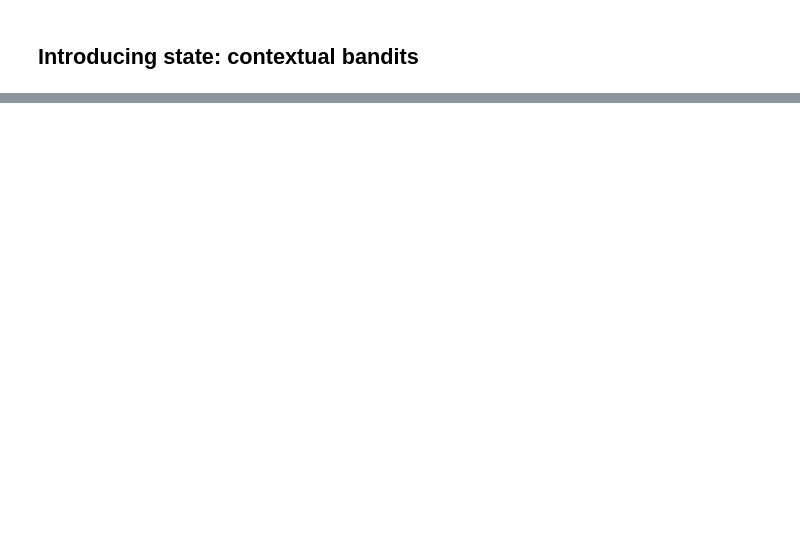
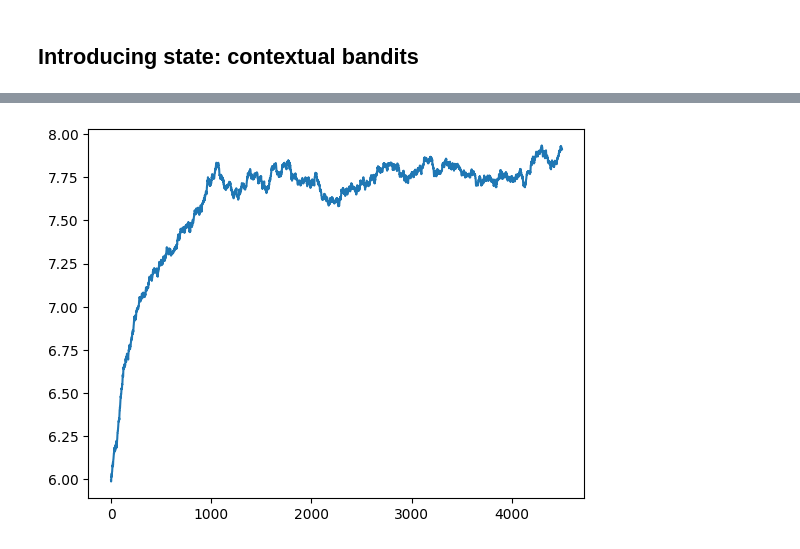
Before and after one commit to alucantonio/data_enhanced_simulation, a Jupyter notebook: 7_IntroRL.ipynb, the cells around one changed output, grey strips where cells are left out. Drawn from its saved outputs; the diff is of its cells as text; code cells hidden in the pictures; blank space fills up the shorter version.

Commit message:
Finished contextual bandits with jit (stateful computations with classes).

```diff
--- a/7_IntroRL.ipynb
+++ b/7_IntroRL.ipynb
@@ -177,0 +231,32 @@ class ContextBandit:
+# %%
+arms = 10
+N, D_in, H, D_out = 1, arms, 100, arms
+env = ContextBandit(arms)
+# %%
+class Model(nnx.Module):
+  def __init__(self, D_in, D_out, rngs: nnx.Rngs):
+    self.linear1 = nnx.Linear(D_in, H, rngs=rngs)
+    self.linear2 = nnx.Linear(H, D_out, rngs=rngs)
+
+  def __call__(self, x):
+    y = nnx.relu(self.linear1(x))
+    y = nnx.relu(self.linear2(y))
+    return y
+# %%
+def softmax(av, tau=1.12):
+    # takes the action-value vector (av) as input; tau controls the "temperature"
+    softm = (jnp.exp(av / tau) / jnp.sum(jnp.exp(av / tau)))
+    return softm
+
+def one_hot(N, pos, val=1):
+    one_hot_vec = jnp.zeros(N)
+    one_hot_vec = one_hot_vec.at[pos].set(val)
+    return one_hot_vec
+# %%
+def running_mean(x,N=50):
+    c = x.shape[0] - N
+    y = np.zeros(c)
+    conv = np.ones(N)
+    for i in range(c):
+        y[i] = (x[i:i+N] @ conv)/N
+    return y
@@ -177,0 +304,12 @@ class ContextBandit:
+# %%
+# Create a neural network by instantiating the custom class Model
+model = Model(D_in, D_out, rngs=nnx.Rngs(0))
+
+lr = 0.01 # learning rate
+optimizer = nnx.Optimizer(model, optax.adam(lr)) # Adam optimizer
+
+rewards = train(env, model, optimizer)
+plt.plot(running_mean(rewards,N=500))
+plt.show()
+# %% [output]
+[figure, added]
```
Also changed, not shown: parts of 14 cells of this notebook.
